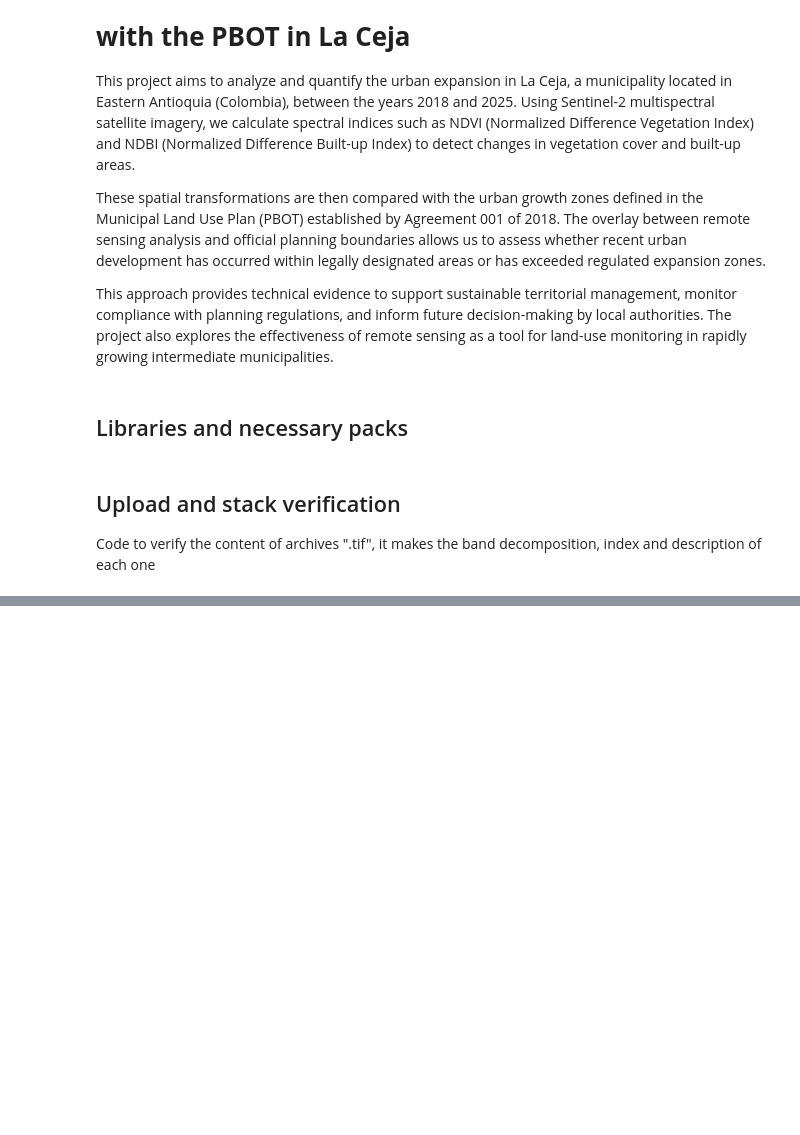
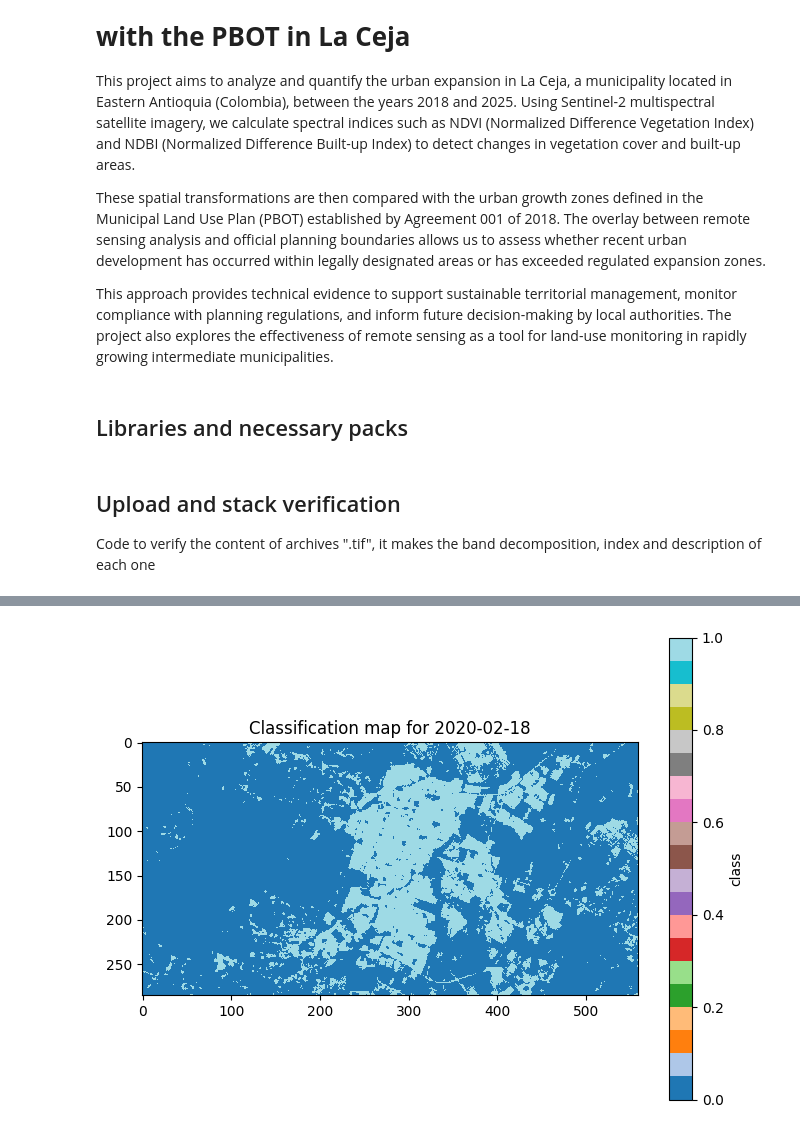
Before and after one commit to prm2419/Evaluacion_de_la_expansion_de_la_huella_urbana_en_La_Ceja_utilizando_aprendizaje_supervisado_y_teled, a Jupyter notebook: Code.ipynb, the cells around one changed output, grey strips where cells are left out. Saved outputs shown, nothing was run; the diff lists cells and outputs as text; code cells hidden in the pictures; blank space fills up the shorter version.

```diff
--- a/Code.ipynb
+++ b/Code.ipynb
@@ -319,0 +694,28 @@ In this case, the F1-scores for both class 0 and class 1 are around **0.84–0.8
+# %%
+import rasterio
+import numpy as np
+import matplotlib.pyplot as plt
+
+# 1) Abre el raster de validación
+raster_path = './carpeta_stacks/2020-02-18_stack3.tif'
+with rasterio.open(raster_path) as src:
+    # Lee las 3 bandas en un array (shape: 3, height, width)
+    data = src.read([1,2,3]).astype('float32')
+    # Reordena a (n_pixels, 3)
+    h, w = data.shape[1:]
+    flat = data.reshape(3, -1).T
+
+# 2) Predice cada píxel
+pred_flat = clf.predict(flat)
+
+# 3) Reconstruye la imagen de predicción
+pred_map = pred_flat.reshape(h, w)
+
+# 4) Muestra el mapa
+plt.figure(figsize=(8,6))
+plt.imshow(pred_map, cmap='tab20', interpolation='nearest')
+plt.title('Classification map for 2020-02-18')
+plt.colorbar(label='class')
+plt.show()
+# %% [output]
+[figure, added]
```
Also changed, not shown: parts of 24 cells of this notebook.
